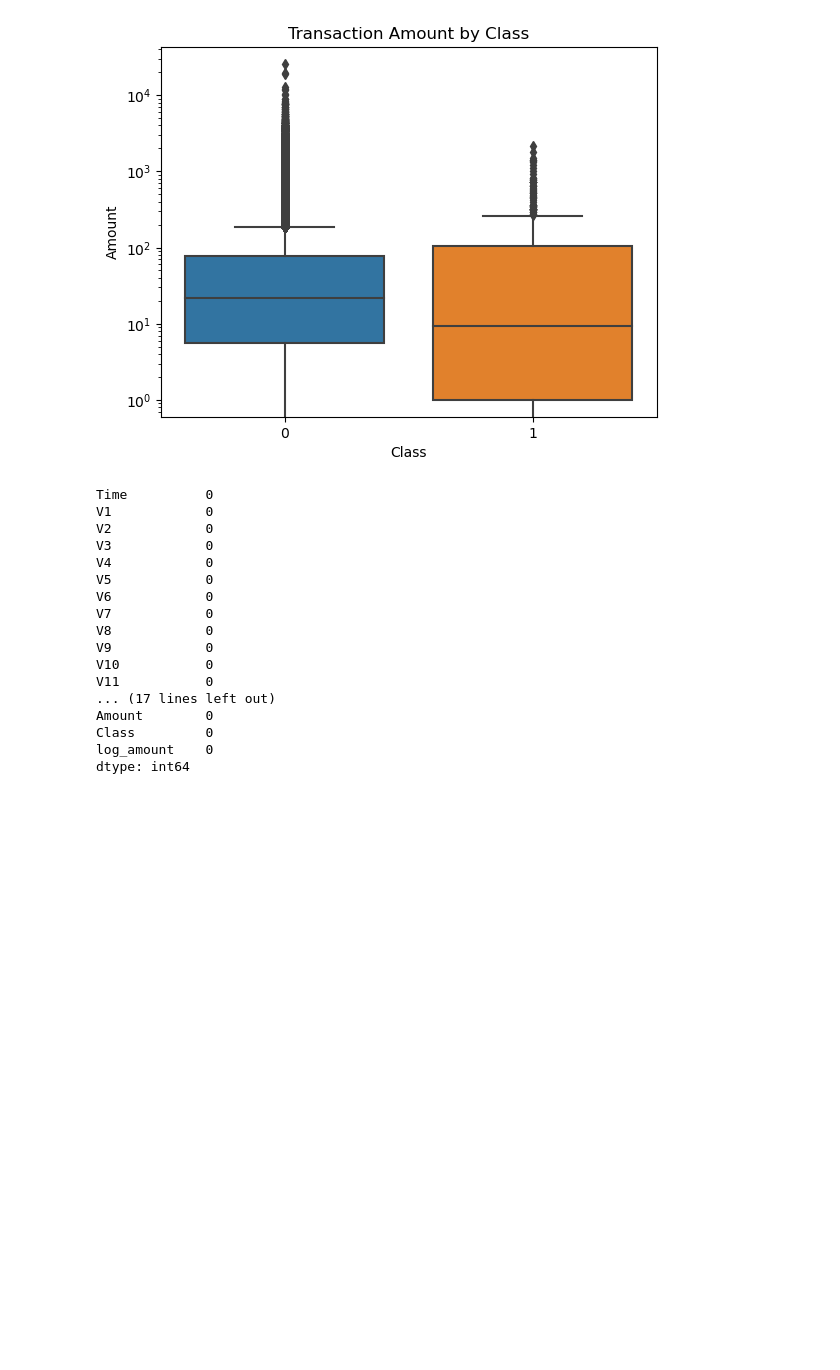
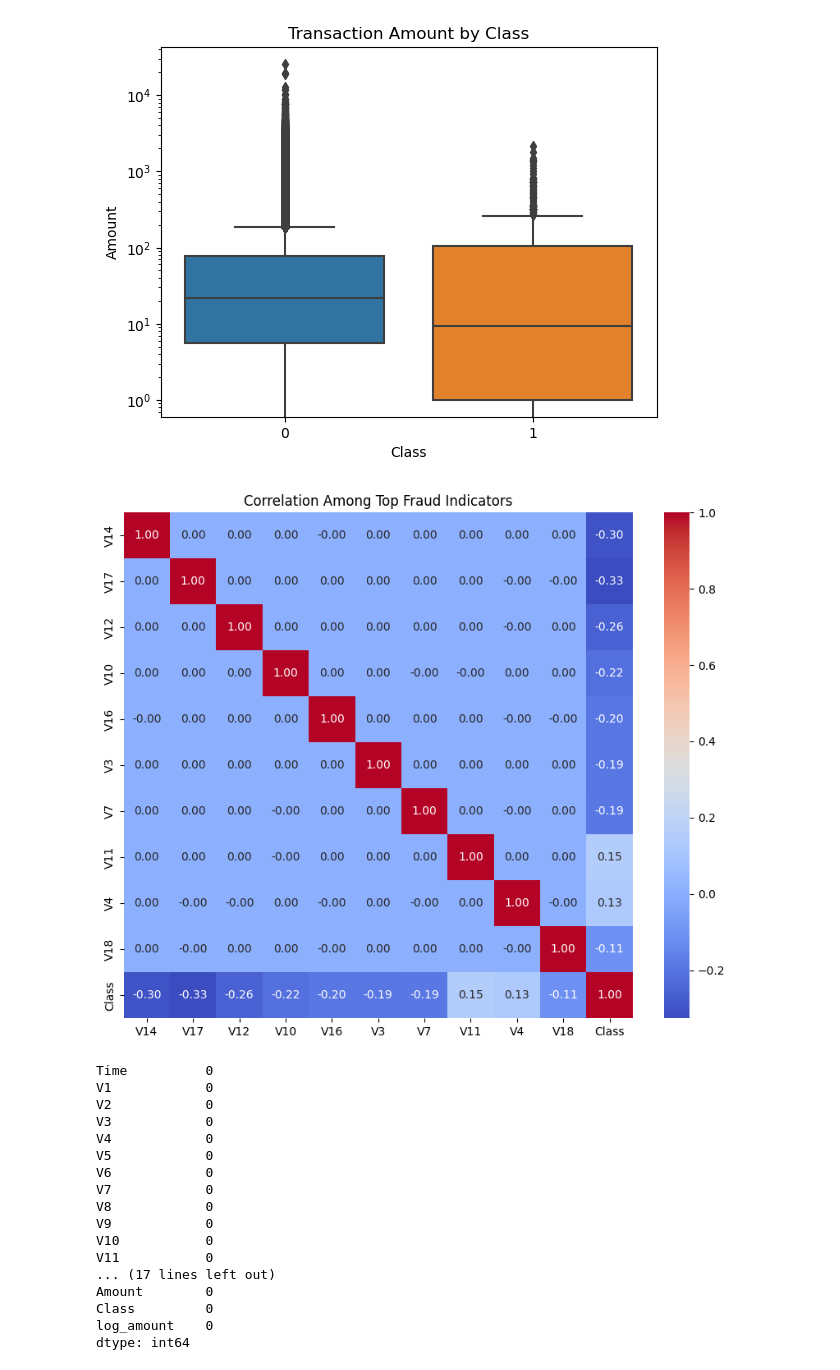
Before and after one commit to myselfsagar15/2025_ia651_juttu_bangera, a Jupyter notebook: creditcard_supervised.ipynb, the cells around one changed output. Saved outputs shown, nothing was run; the diff lists cells and outputs as text; code cells hidden in the pictures; blank space fills up the shorter version.

```diff
--- a/creditcard_supervised.ipynb
+++ b/creditcard_supervised.ipynb
@@ -112,6 +112,14 @@ plt.title('Transaction Amount by Class')
 plt.show()
 # %% [output]
 [figure]
+# %%
+top_features = ['V14', 'V17', 'V12', 'V10', 'V16', 'V3', 'V7', 'V11', 'V4', 'V18']
+plt.figure(figsize=(10, 8))
+sns.heatmap(data[top_features + ['Class']].corr(), annot=True, cmap='coolwarm', fmt=".2f")
+plt.title('Correlation Among Top Fraud Indicators')
+plt.show()
+# %% [output]
+[figure, added]
 # %%
 data.isnull().sum()
 # %% [output]
```
Also changed, not shown: parts of 1 cell of this notebook.
